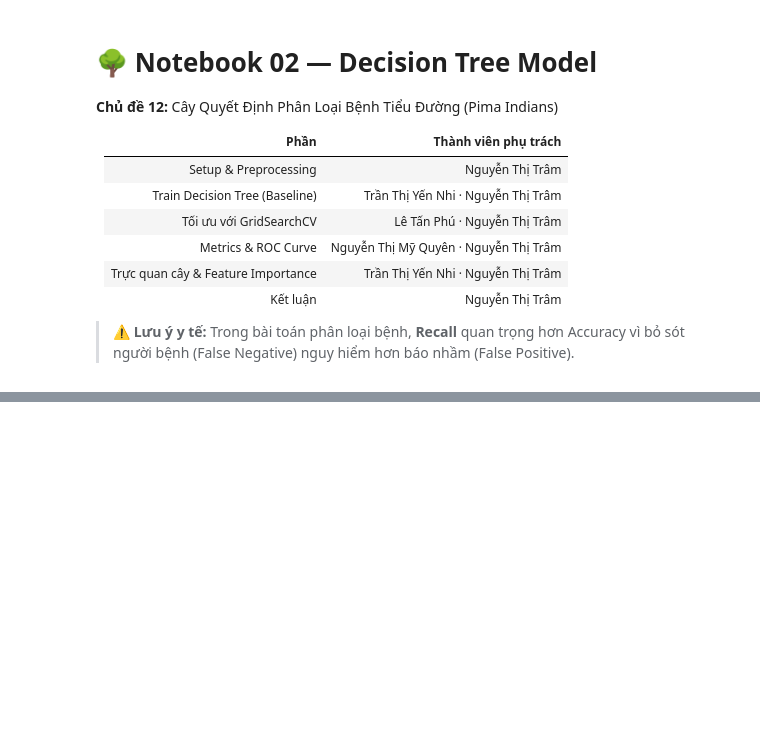
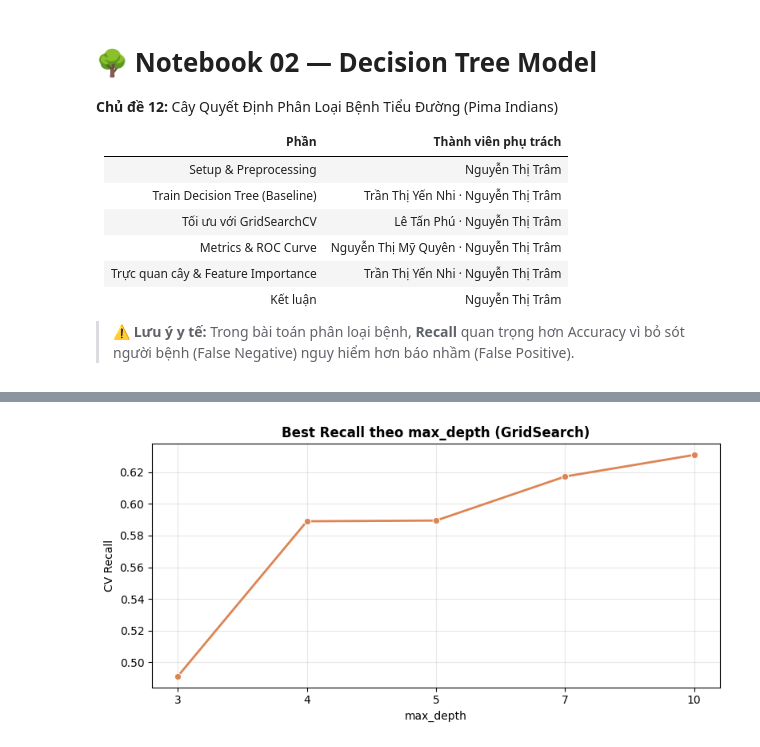
Before and after one commit to TramSt/decision-tree-pima-diabetes, a Jupyter notebook: notebooks/02_model.ipynb, the cells around one changed output, grey strips where cells are left out. Drawn from its saved outputs; the diff is of its cells as text; code cells hidden in the pictures; blank space fills up the shorter version.

```diff
--- a/notebooks/02_model.ipynb
+++ b/notebooks/02_model.ipynb
@@ -506,0 +213,11 @@ print("     được cả bác sĩ lẫn cây quyết định xác nhận.")
+# %%
+# Top 10 kết quả GridSearch
+results_df = pd.DataFrame(grid_search.cv_results_)
+top10 = (results_df[["param_clf__max_depth","param_clf__min_samples_split",
+                       "param_clf__min_samples_leaf","param_clf__criterion",
+                       "mean_test_score","std_test_score"]]
+         .sort_values("mean_test_score", ascending=False)
+         .head(10)
+         .reset_index(drop=True))
+top10.columns = ["max_depth","min_samples_split","min_samples_leaf","criterion","CV_Recall","Std"]
+top10.style.background_gradient(subset=["CV_Recall"], cmap="Greens").format({"CV_Recall":"{:.4f}","Std":"{:.4f}"})
@@ -506,0 +236,14 @@ print("     được cả bác sĩ lẫn cây quyết định xác nhận.")
+# %%
+# Ảnh hưởng của max_depth đến Recall
+depth_results = results_df.groupby("param_clf__max_depth")["mean_test_score"].max().reset_index()
+depth_results.columns = ["max_depth", "best_recall"]
+depth_results["max_depth"] = depth_results["max_depth"].astype(str)
+
+plt.figure(figsize=(8, 4))
+sns.lineplot(data=depth_results, x="max_depth", y="best_recall",
+             marker="o", color="#DD8452", linewidth=2)
+plt.title("Best Recall theo max_depth (GridSearch)", fontweight="bold")
+plt.xlabel("max_depth"); plt.ylabel("CV Recall")
+plt.grid(alpha=0.3); plt.tight_layout(); plt.show()
+# %% [output]
+[figure, added]
```
Also changed, not shown: parts of 40 cells of this notebook.
